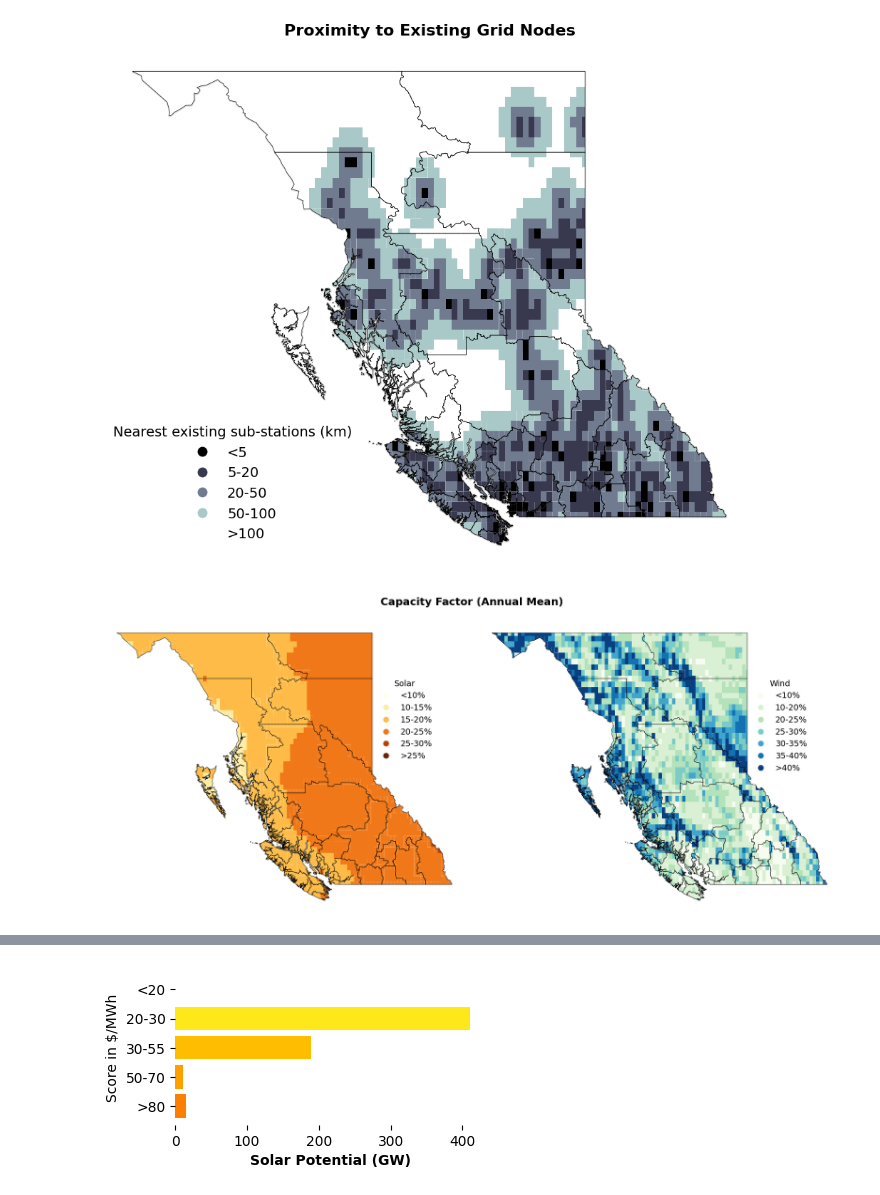
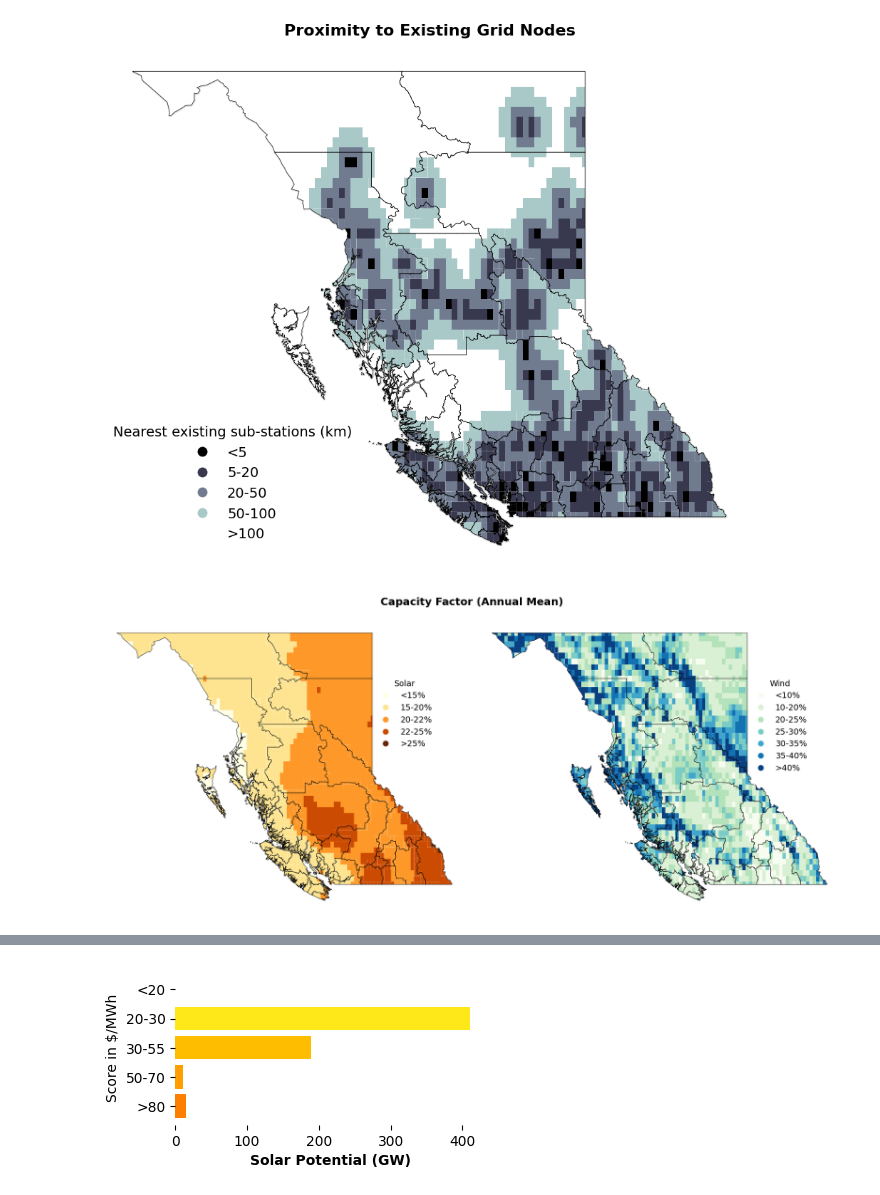
Before and after one commit to DeltaE/RESource, a Jupyter notebook: notebooks/Store_explorer.ipynb, the cells around one changed output, grey strips where cells are left out. Drawn from its saved outputs; the diff is of its cells as text; code cells hidden in the pictures.

Commit message:
minor bug fixes in visuals

```diff
--- a/notebooks/Store_explorer.ipynb
+++ b/notebooks/Store_explorer.ipynb
@@ -207,8 +207,8 @@ if 'Region' not in boundary.columns:
 boundary['Region_Number'] = range(1, len(boundary) + 1)
 
 # Define custom bins and labels for solar and wind capacity
-solar_bins = [0, .1, .15,.2,.25,.3, float('inf')]  # Custom ranges
-solar_labels = ['<10%','10-15%', '15-20%','20-25%','25-30%', '>25%']  # Labels for legend
+solar_bins = [0, 0.15, 0.20, 0.22, 0.25, float('inf')]  # Custom ranges
+solar_labels = ['<15%', '15-20%', '20-22%', '22-25%', '>25%']  # Labels for legend
 
 # Define custom bins and labels for solar and wind capacity
 wind_bins = [0, .10, .20, .25,.30, .35, .40, float('inf')]  # Custom ranges
@@ -259,34 +259,34 @@ for idx, row in boundary.iterrows():
 boundary.geometry = boundary.geometry.translate(xoff=shadow_offset, yoff=-shadow_offset)
 boundary.plot(ax=ax2, color='None', edgecolor='k', linewidth=0.5, alpha=0.7)  # Shadow layer
 boundary.geometry = boundary.geometry.translate(xoff=-shadow_offset, yoff=shadow_offset)
 
 # Plot wind cells
 cells.plot(column='wind_category', ax=ax2, cmap='GnBu', legend=True,
            legend_kwds={'title': "Wind", 'title_fontsize':14, 'bbox_to_anchor':(legend_x_ax_offset,legend_y_ax_offset),'fontsize':14,'frameon': False})
 
 # Plot actual boundary for wind map
 boundary.plot(ax=ax2, facecolor='none', edgecolor='k', linewidth=0.5, alpha=1)
 """
 # Annotate region numbers for wind map
 for idx, row in boundary.iterrows():
     centroid = row.geometry.centroid
     ax2.annotate(f"{row['Region_Number']}",
                  xy=(centroid.x, centroid.y),
                  ha='center', va='center',
                  fontsize=8, color='black',
                  bbox=dict(facecolor='white', edgecolor='none', alpha=0.7, boxstyle='round,pad=0.2'))
 """
 # Adjust layout for cleaner appearance
 fig.patch.set_alpha(0)  # Make figure background transparent
 
 plt.tight_layout()
 
 # Show the side-by-side plot
 
 # plt.savefig('solar_wind_CF_map.png',dpi=300)
 plt.show()
 # %% [output]
-[figure, old version]
+[figure, new version]
 # %%
 import matplotlib.pyplot as plt
 import geopandas as gpd
```
Also changed, not shown: parts of 1 cell of this notebook, 3 other files.
